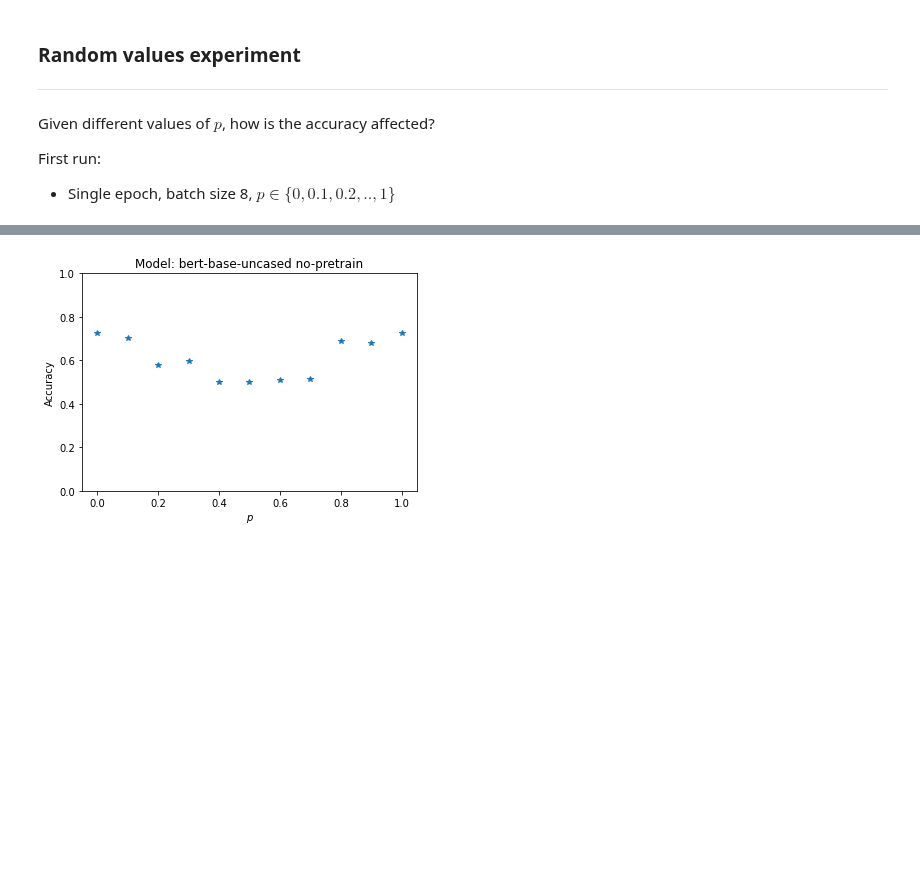
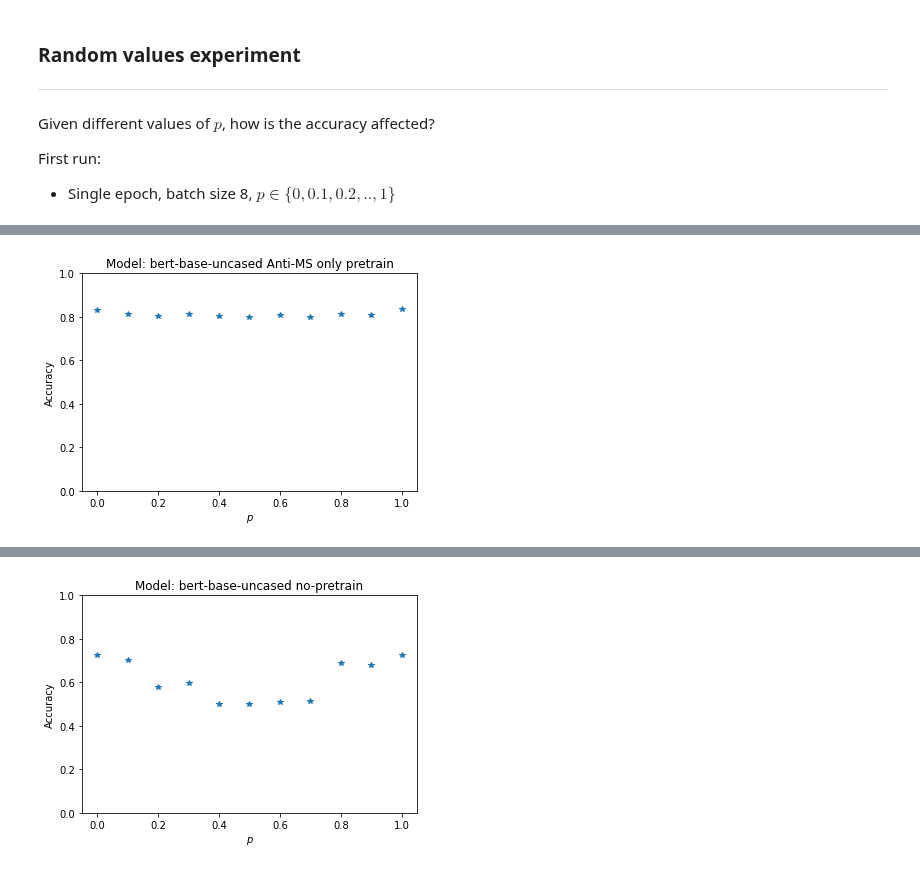
Before and after one commit to nkiehne/jupyter-notebooks, a Jupyter notebook: notebooks/moral_stories_shuffled_values.ipynb, the cells around one changed output, grey strips where cells are left out. Saved outputs shown, nothing was run; the diff lists cells and outputs as text; code cells hidden in the pictures; blank space fills up the shorter version.

```diff
--- a/notebooks/moral_stories_shuffled_values.ipynb
+++ b/notebooks/moral_stories_shuffled_values.ipynb
@@ -248,0 +383,13 @@ Model weights saved in /data/kiehne/results/shuffled_values/random_no_pretrain/b
+# %%
+# topn=20
+import matplotlib.pyplot as plt
+# this is the random init bert
+max_acc = [max(a) for a in accuracies]
+plt.plot(ps, max_acc, "*")
+plt.ylim(0,1)
+plt.title(f"Model: bert-base-uncased Anti-MS only pretrain")
+plt.xlabel("$p$")
+plt.ylabel("Accuracy")
+plt.show()
+# %% [output]
+[figure, added]
```
Also changed, not shown: parts of 11 cells of this notebook, 14 other files.
